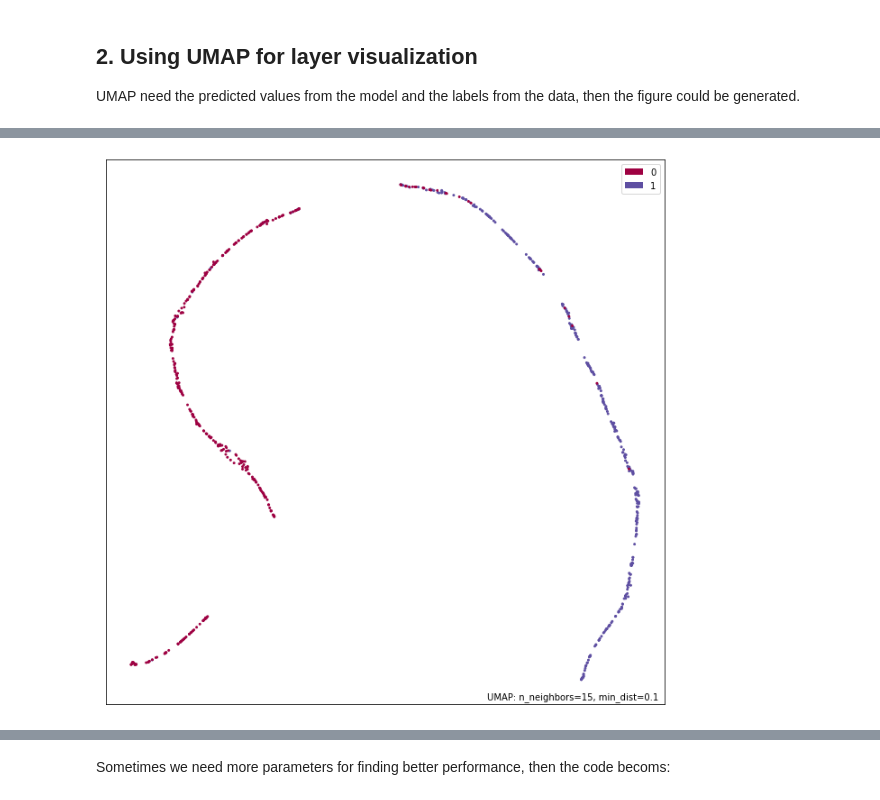
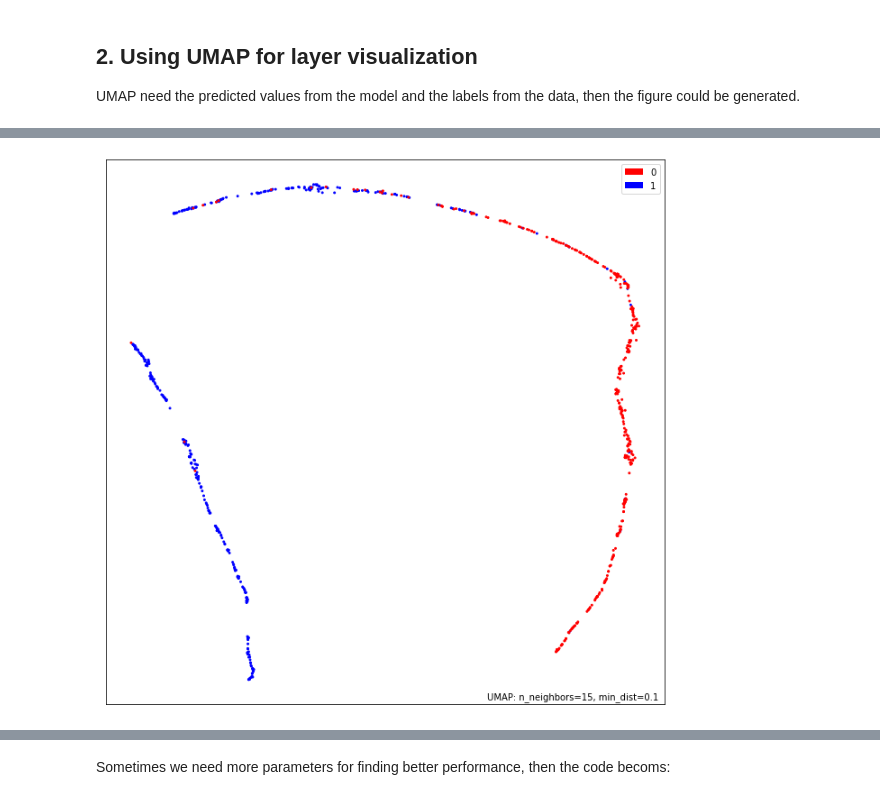
Before and after one commit to jingry/autoBioSeqpy, a Jupyter notebook: notebook/Tutorial of layer visualization.ipynb, the cells around one changed output, grey strips where cells are left out. Cells and saved outputs as stored; diff of their text form; code cells hidden in the pictures.

Commit message:
updated the layer visulization using UMAP

```diff
--- a/notebook/Tutorial of layer visualization.ipynb
+++ b/notebook/Tutorial of layer visualization.ipynb
@@ -391,12 +429,14 @@ predicted_Probability = newModel.predict(testDataMats)
 # %%
 # the featureDict could contain more parameters, use '?umap.UMAP' for more details.
 featureDict={
         'n_neighbors' : 15,
         'min_dist' : 0.1,
+        'n_components' : 2,
+        'metric' : 'euclidean',
         }
 
 mapper = umap.UMAP(**featureDict).fit(predicted_Probability)
-plotObj = umap.plot.points(mapper, labels=testLabelArr)
+plotObj = umap.plot.points(mapper, labels=testLabelArr, color_key=['r','b'])
 plt.show()
 # %% [output]
-[figure, old version]
+[figure, new version]
```
Also changed, not shown: parts of 8 cells of this notebook, 14 other files.
